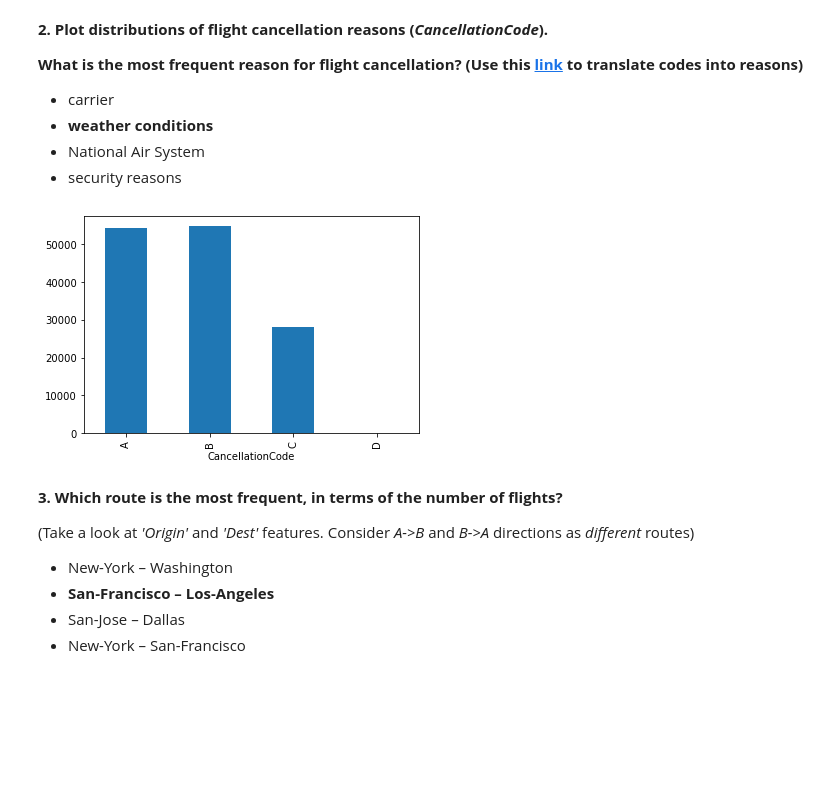
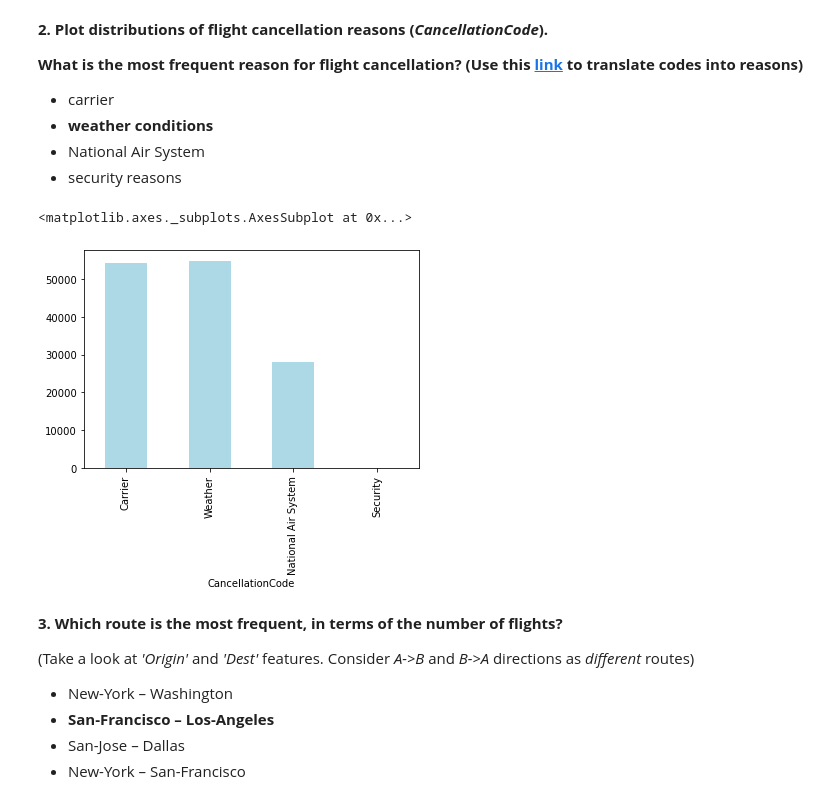
Before and after one commit to drkrmz/cs102, a Jupyter notebook: homework11/assignment2_USA_flights.ipynb, the cells around one changed output. Drawn from its saved outputs; the diff is of its cells as text; code cells hidden in the pictures; blank space fills up the shorter version.

```diff
--- a/homework11/assignment2_USA_flights.ipynb
+++ b/homework11/assignment2_USA_flights.ipynb
@@ -257,10 +257,12 @@ Name: Cancelled, dtype: float64
 - **weather conditions**
 - National Air System
 - security reasons
-# %%
-flights_df.groupby('CancellationCode').size().plot(kind='bar');
-# %% [output]
-[figure, removed]
+# %%
+fl = flights_df.groupby('CancellationCode').size()
+fl.rename({'A':'Carrier', 'B':'Weather', 'C':'National Air System', 'D':'Security'}).plot(kind='bar', color='lightblue')
+# %% [output]
+<matplotlib.axes._subplots.AxesSubplot at 0x...>
+[figure, added]
 # %% [markdown]
 **3. Which route is the most frequent, in terms of the number of flights?**
 
```
Also changed, not shown: parts of 11 cells of this notebook.
